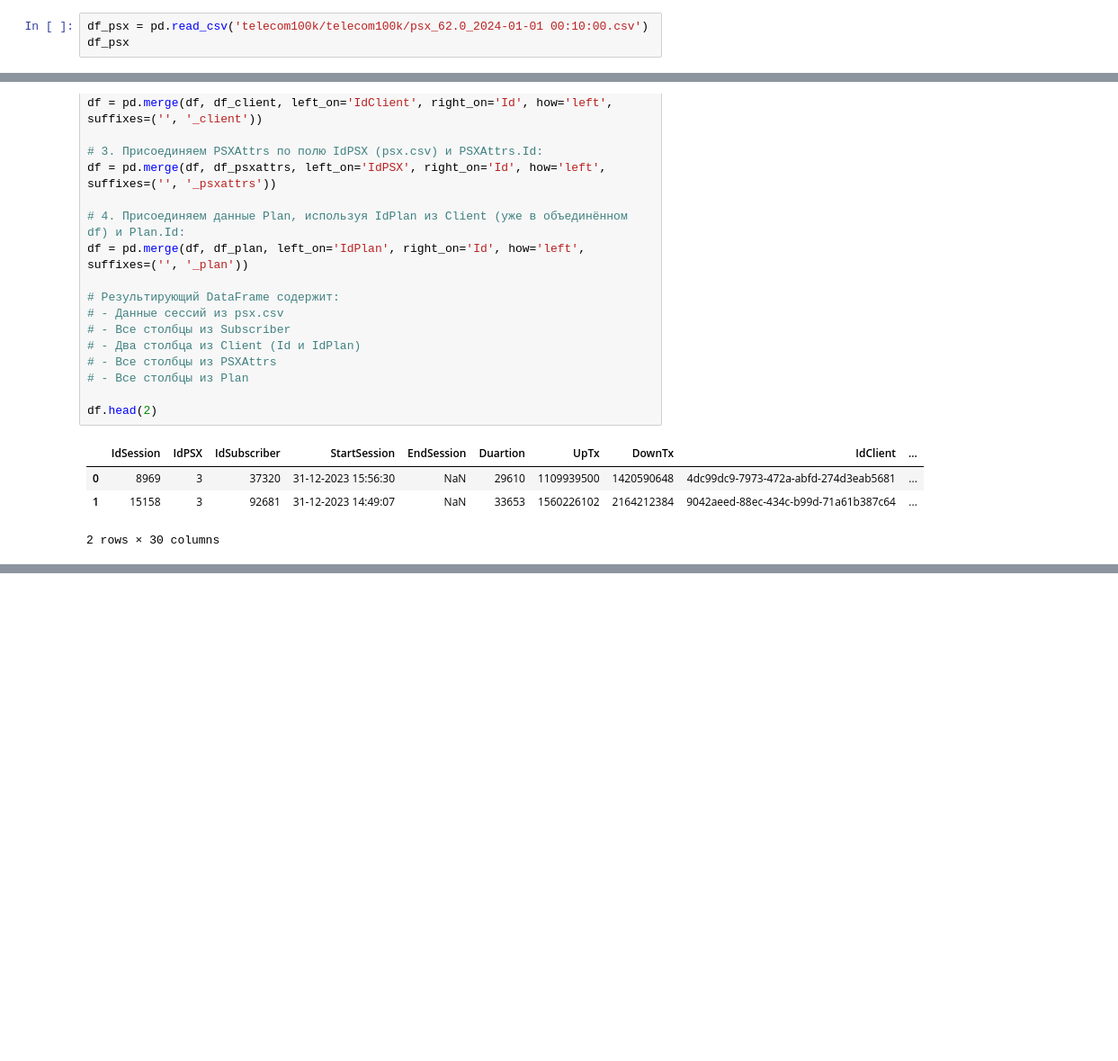
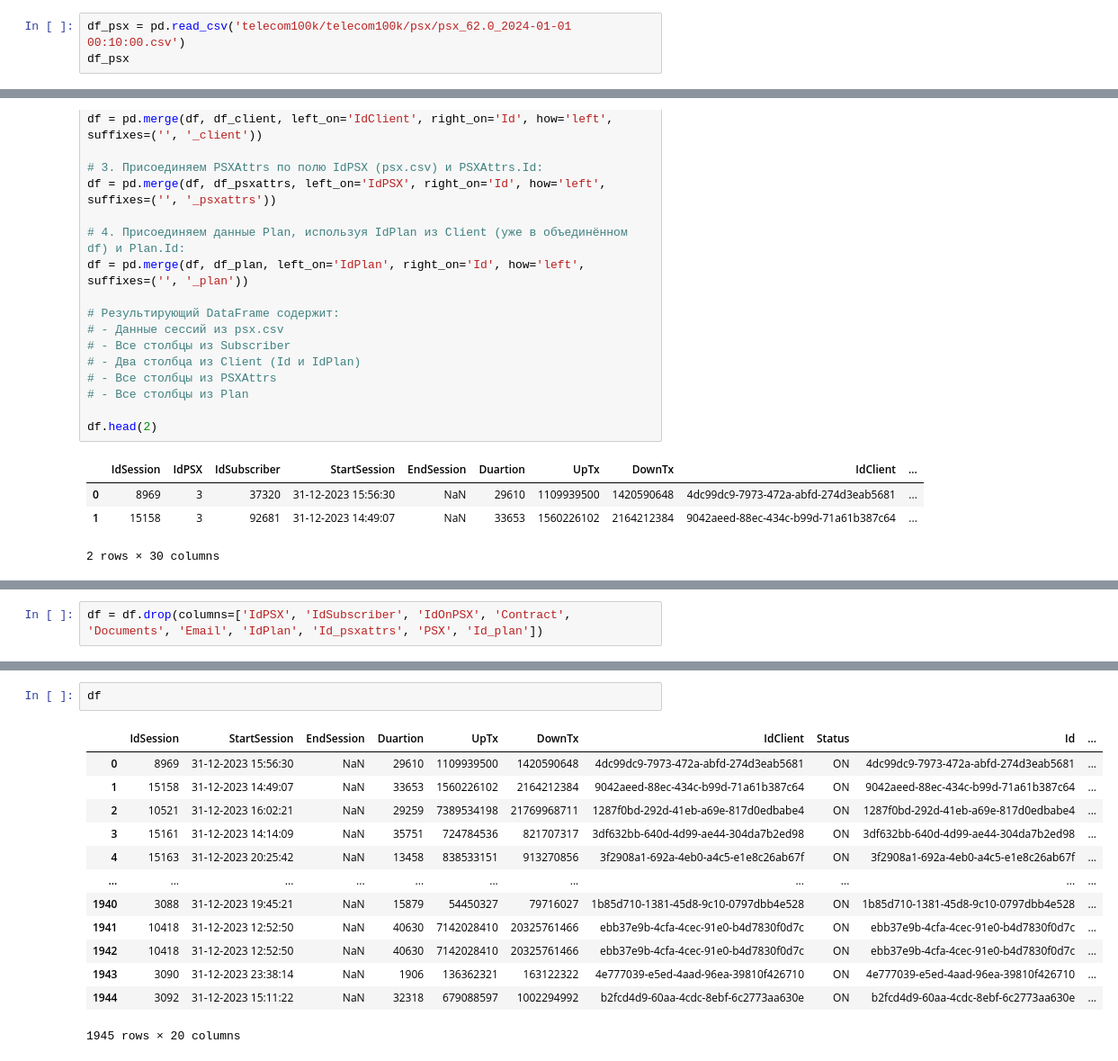
Before and after one commit to OptonGroup/PurpleHack, a Jupyter notebook: tasks/Arenadata/EDA.ipynb, the cells around one changed output, grey strips where cells are left out. Shown at 90% size. Drawn from its saved outputs; the diff is of its cells as text; blank space fills up the shorter version.

```diff
--- a/tasks/Arenadata/EDA.ipynb
+++ b/tasks/Arenadata/EDA.ipynb
@@ -169,7 +169,7 @@ Duration – длительность сессии в секундах
 UpTx – объем переданного трафика
 DownTx – объем полученного трафика
 # %%
-df_psx = pd.read_csv('telecom100k/telecom100k/psx_62.0_2024-01-01 00:10:00.csv')
+df_psx = pd.read_csv('telecom100k/telecom100k/psx/psx_62.0_2024-01-01 00:10:00.csv')
 df_psx
 # %% [output]
 |  | IdSession | IdPSX | IdSubscriber | StartSession | EndSession | Duartion | UpTx | DownTx |
@@ -253,0 +264,2 @@ df.head(2)
+# %%
+df = df.drop(columns=['IdPSX', 'IdSubscriber', 'IdOnPSX', 'Contract', 'Documents', 'Email', 'IdPlan', 'Id_psxattrs', 'PSX', 'Id_plan'])
@@ -253,0 +335,16 @@ df.head(2)
+# %%
+df
+# %% [output]
+|  | IdSession | StartSession | EndSession | Duartion | UpTx | DownTx | IdClient | Status | Id | ... |
+| 0 | 8969 | 31-12-2023 15:56:30 | NaN | 29610 | 1109939500 | 1420590648 | 4dc99dc9-7973-472a-abfd-274d3eab5681 | ON | 4dc99dc9-7973-472a-abfd-274d3eab5681 | ... |
+| 1 | 15158 | 31-12-2023 14:49:07 | NaN | 33653 | 1560226102 | 2164212384 | 9042aeed-88ec-434c-b99d-71a61b387c64 | ON | 9042aeed-88ec-434c-b99d-71a61b387c64 | ... |
+| 2 | 10521 | 31-12-2023 16:02:21 | NaN | 29259 | 7389534198 | 21769968711 | 1287f0bd-292d-41eb-a69e-817d0edbabe4 | ON | 1287f0bd-292d-41eb-a69e-817d0edbabe4 | ... |
+| 3 | 15161 | 31-12-2023 14:14:09 | NaN | 35751 | 724784536 | 821707317 | 3df632bb-640d-4d99-ae44-304da7b2ed98 | ON | 3df632bb-640d-4d99-ae44-304da7b2ed98 | ... |
+| 4 | 15163 | 31-12-2023 20:25:42 | NaN | 13458 | 838533151 | 913270856 | 3f2908a1-692a-4eb0-a4c5-e1e8c26ab67f | ON | 3f2908a1-692a-4eb0-a4c5-e1e8c26ab67f | ... |
+| ... | ... | ... | ... | ... | ... | ... | ... | ... | ... | ... |
+| 1940 | 3088 | 31-12-2023 19:45:21 | NaN | 15879 | 54450327 | 79716027 | 1b85d710-1381-45d8-9c10-0797dbb4e528 | ON | 1b85d710-1381-45d8-9c10-0797dbb4e528 | ... |
+| 1941 | 10418 | 31-12-2023 12:52:50 | NaN | 40630 | 7142028410 | 20325761466 | ebb37e9b-4cfa-4cec-91e0-b4d7830f0d7c | ON | ebb37e9b-4cfa-4cec-91e0-b4d7830f0d7c | ... |
+| 1942 | 10418 | 31-12-2023 12:52:50 | NaN | 40630 | 7142028410 | 20325761466 | ebb37e9b-4cfa-4cec-91e0-b4d7830f0d7c | ON | ebb37e9b-4cfa-4cec-91e0-b4d7830f0d7c | ... |
+| 1943 | 3090 | 31-12-2023 23:38:14 | NaN | 1906 | 136362321 | 163122322 | 4e777039-e5ed-4aad-96ea-39810f426710 | ON | 4e777039-e5ed-4aad-96ea-39810f426710 | ... |
+| 1944 | 3092 | 31-12-2023 15:11:22 | NaN | 32318 | 679088597 | 1002294992 | b2fcd4d9-60aa-4cdc-8ebf-6c2773aa630e | ON | b2fcd4d9-60aa-4cdc-8ebf-6c2773aa630e | ... |
+1945 rows × 20 columns
```
Also changed, not shown: parts of 2 cells of this notebook, 2 other files.
